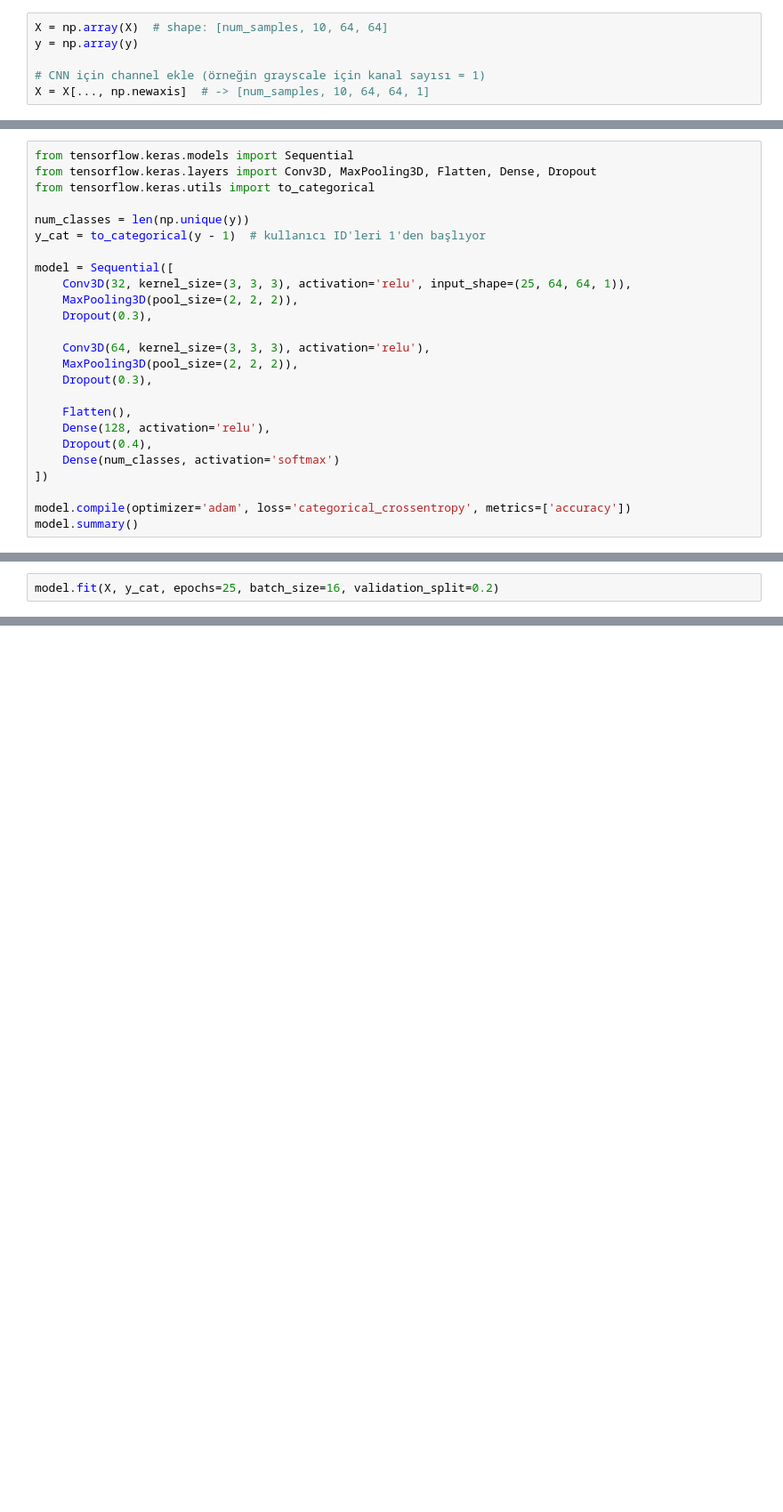
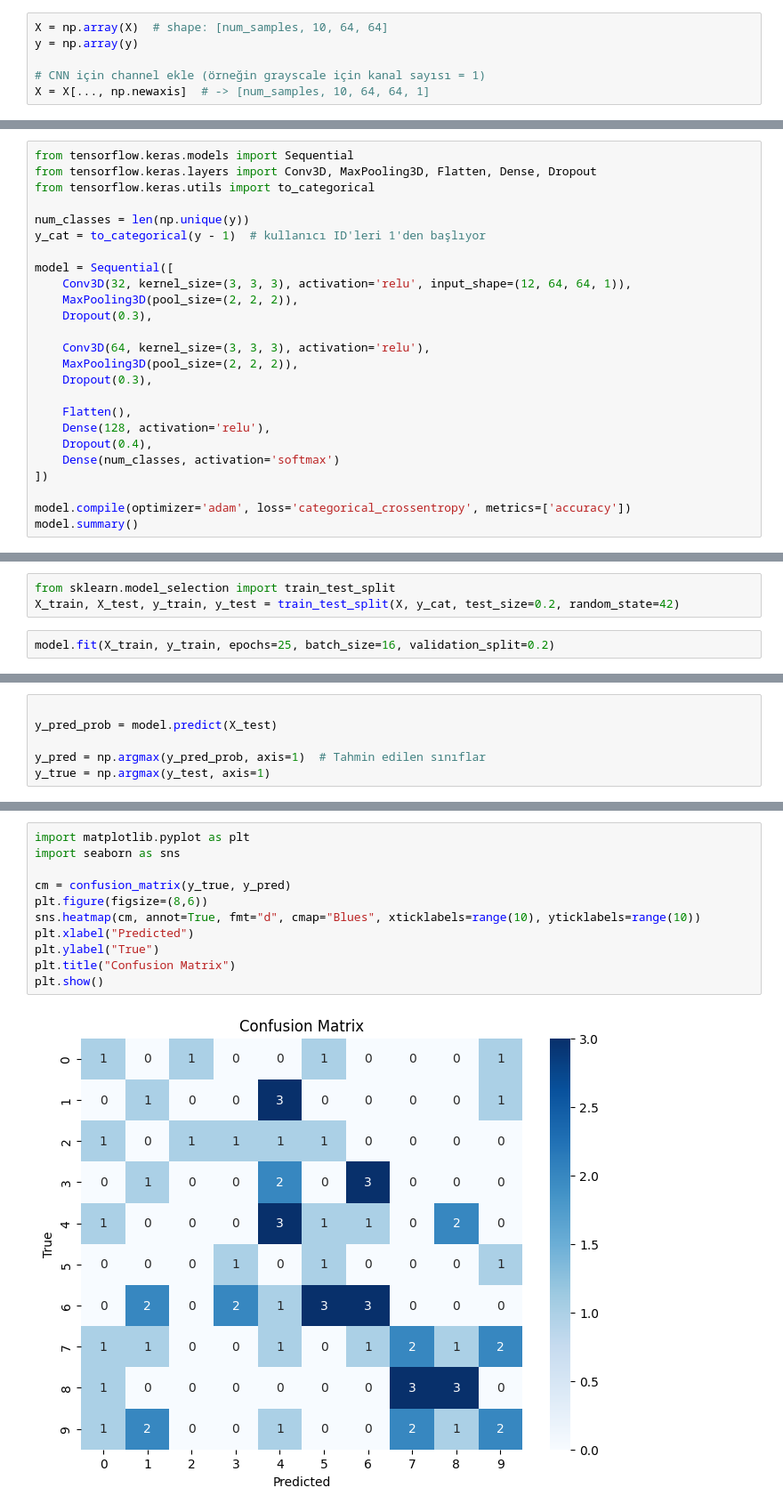
Before and after one commit to MuhammedIkbalKARADELI/MSR-Gesture3D-Project, a Jupyter notebook: model_1.ipynb, the cells around one changed output, grey strips where cells are left out. Shown at 89% size. Drawn from its saved outputs; the diff is of its cells as text; blank space fills up the shorter version.

```diff
--- a/model_1.ipynb
+++ b/model_1.ipynb
@@ -109,7 +47,7 @@ num_classes = len(np.unique(y))
 y_cat = to_categorical(y - 1)  # kullanıcı ID'leri 1'den başlıyor
 
 model = Sequential([
-    Conv3D(32, kernel_size=(3, 3, 3), activation='relu', input_shape=(25, 64, 64, 1)),
+    Conv3D(32, kernel_size=(3, 3, 3), activation='relu', input_shape=(12, 64, 64, 1)),
     MaxPooling3D(pool_size=(2, 2, 2)),
     Dropout(0.3),
 
@@ -149,5 +87,8 @@ Model: "sequential_2"
  Non-trainable params: 0 (0.00 B)
+# %%
+from sklearn.model_selection import train_test_split
+X_train, X_test, y_train, y_test = train_test_split(X, y_cat, test_size=0.2, random_state=42)
 # %%
-model.fit(X, y_cat, epochs=25, batch_size=16, validation_split=0.2)
+model.fit(X_train, y_train, epochs=25, batch_size=16, validation_split=0.2)
 # %% [output]
 Epoch 1/25
@@ -169,0 +112,6 @@ Epoch 14/25
+# %%
+
+y_pred_prob = model.predict(X_test)
+
+y_pred = np.argmax(y_pred_prob, axis=1)  # Tahmin edilen sınıflar
+y_true = np.argmax(y_test, axis=1)
@@ -169,0 +149,13 @@ Epoch 14/25
+# %%
+import matplotlib.pyplot as plt
+import seaborn as sns
+
+cm = confusion_matrix(y_true, y_pred)
+plt.figure(figsize=(8,6))
+sns.heatmap(cm, annot=True, fmt="d", cmap="Blues", xticklabels=range(10), yticklabels=range(10))
+plt.xlabel("Predicted")
+plt.ylabel("True")
+plt.title("Confusion Matrix")
+plt.show()
+# %% [output]
+[figure, added]
```
Also changed, not shown: parts of 15 cells of this notebook, 3 other files.
